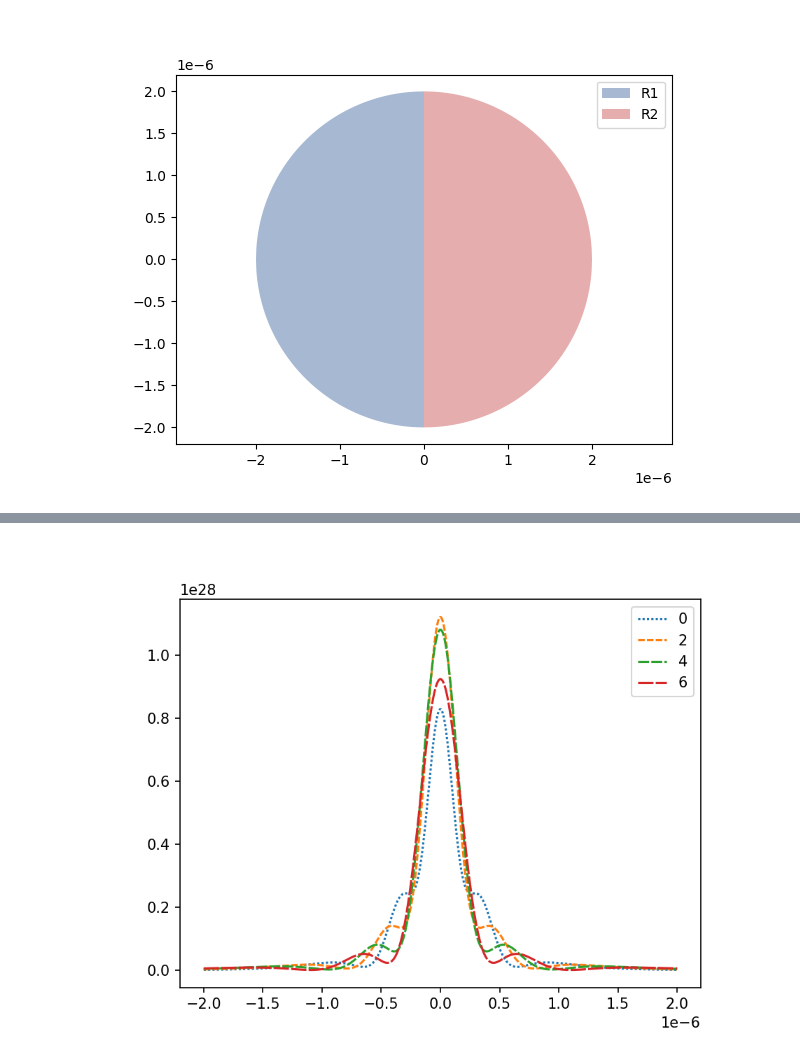
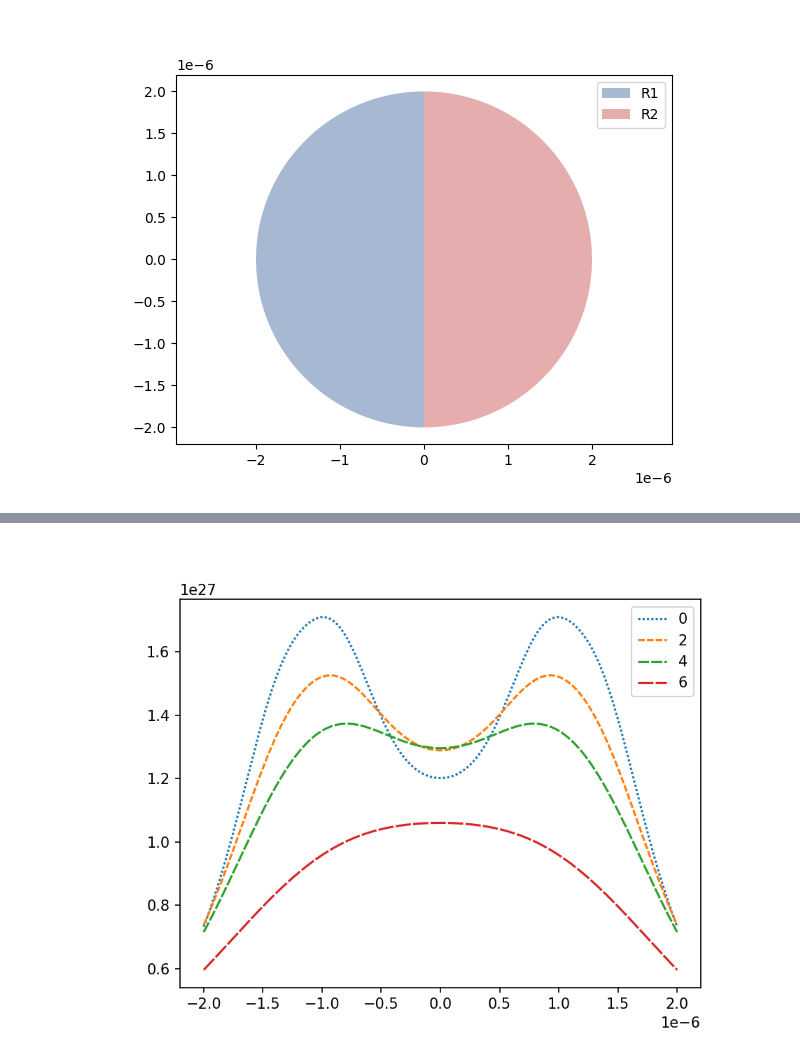
Before and after one commit to rcasalins/thesis_bachelor, a Jupyter notebook: Codigo/Tabla_36puntos.ipynb, the cells around one changed output, grey strips where cells are left out. Saved outputs shown, nothing was run; the diff lists cells and outputs as text; code cells hidden in the pictures.

```diff
--- a/Codigo/Tabla_36puntos.ipynb
+++ b/Codigo/Tabla_36puntos.ipynb
@@ -89,7 +89,7 @@ def GeometricPotencial_3D_00_reducido(xa, xi_a, xi_d, ya, eta_a, eta_d, za, wa,
     #constantes
     pic = 1 / ((4*np.pi) ** 2)
     k = ((2*np.pi)/wa)
-    n = 1.5 #refractive index
+    n = 5 #refractive index
 
     xi_p, xi_n = xi_a+(xi_d)/2, xi_a-(xi_d)/2
     eta_p, eta_n = eta_a+(eta_d)/2, eta_a-(eta_d)/2
@@ -117,7 +117,9 @@ def GeometricPotencial_3D_00_reducido(xa, xi_a, xi_d, ya, eta_a, eta_d, za, wa,
     s_2 = np.sqrt(((xa-xi_n) **2) + ((ya-eta_n) ** 2) + ((za) ** 2))
 
     #kernel
-    kernel_0 = 2*((k**2)*pic) * ((za+s_1)/(s_1 ** 2)) * ((za+s_2)/(s_2 ** 2)) * np.exp(1j*k*s_1-1j*k*s_2) * phase
+    #kernel_0 = 2*((k**2)*pic) * ((za+s_1)/(s_1 ** 2)) * ((za+s_2)/(s_2 ** 2)) * np.exp(1j*k*s_1-1j*k*s_2) * phase
+    kernel_0 = 2*((k**2)*pic) * ((za+s_1)/(s_1 ** 2)) * ((za+s_2)/(s_2 ** 2)) * phase
+
     kernel = np.real(kernel_0)
     #print(phase)
     return kernel
@@ -309,31 +302,31 @@ Wall time: 11.1 s
 # %%
 %%time
 square = np.linspace(-5*w, 5*w, 500)
 dz = (10 ** -6)
 #dz = 7000*w
 phase = 1
 xx = square
-zz = np.array(list(GeometricPotencial_3D_reducido(xx,0,dz*0.5,points*5,w,1,r1,r2)), dtype=float)
-z1 = np.array(list(GeometricPotencial_3D_reducido(xx,0,dz*0.6,points*5,w,1,r1,r2)), dtype=float)
-z2 = np.array(list(GeometricPotencial_3D_reducido(xx,0,dz*0.7,points*5,w,1,r1,r2)), dtype=float)
-z3 = np.array(list(GeometricPotencial_3D_reducido(xx,0,dz*0.8,points*5,w,1,r1,r2)), dtype=float)
-z4 = np.array(list(GeometricPotencial_3D_reducido(xx,0,dz*0.9,points*5,w,1,r1,r2)), dtype=float)
-z5 = np.array(list(GeometricPotencial_3D_reducido(xx,0,dz*1.0,points*5,w,1,r1,r2)), dtype=float)
-z6 = np.array(list(GeometricPotencial_3D_reducido(xx,0,dz*1.1,points*5,w,1,r1,r2)), dtype=float)
-z7 = np.array(list(GeometricPotencial_3D_reducido(xx,0,dz*1.5,points*5,w,1,r1,r2)), dtype=float)
+zz = np.array(list(GeometricPotencial_3D_reducido(xx,0,dz*0.5,points*14.1,w,1,r1,r2)), dtype=float)
+z1 = np.array(list(GeometricPotencial_3D_reducido(xx,0,dz*0.6,points*14.1,w,1,r1,r2)), dtype=float)
+z2 = np.array(list(GeometricPotencial_3D_reducido(xx,0,dz*0.7,points*14.1,w,1,r1,r2)), dtype=float)
+z3 = np.array(list(GeometricPotencial_3D_reducido(xx,0,dz*0.8,points*14.1,w,1,r1,r2)), dtype=float)
+z4 = np.array(list(GeometricPotencial_3D_reducido(xx,0,dz*0.9,points*14.1,w,1,r1,r2)), dtype=float)
+z5 = np.array(list(GeometricPotencial_3D_reducido(xx,0,dz*1.0,points*14.1,w,1,r1,r2)), dtype=float)
+z6 = np.array(list(GeometricPotencial_3D_reducido(xx,0,dz*1.5,points*14.1,w,1,r1,r2)), dtype=float)
+z7 = np.array(list(GeometricPotencial_3D_reducido(xx,0,dz*1.5,points*14.1,w,1,r1,r2)), dtype=float)
 
 fig, (ax) = plt.subplots(dpi=150)
 ax.plot(xx, zz,label="0", dashes = (1,1))
 #ax.plot(xx, z1,label="1")
 ax.plot(xx, z2,label="2", dashes = (3,1))
 #ax.plot(xx, z3,label="3")
 ax.plot(xx, z4,label="4", dashes = (5,1))
 #ax.plot(xx, z5,label="5")
 ax.plot(xx, z6,label="6", dashes = (7,1))
 #ax.plot(xx, z7,label="7")
 
 ax.legend()
 
 plt.show()
 # %% [output]
-[figure, old version]
+[figure, new version]
```
Also changed, not shown: parts of 8 cells of this notebook, 9 other files.
